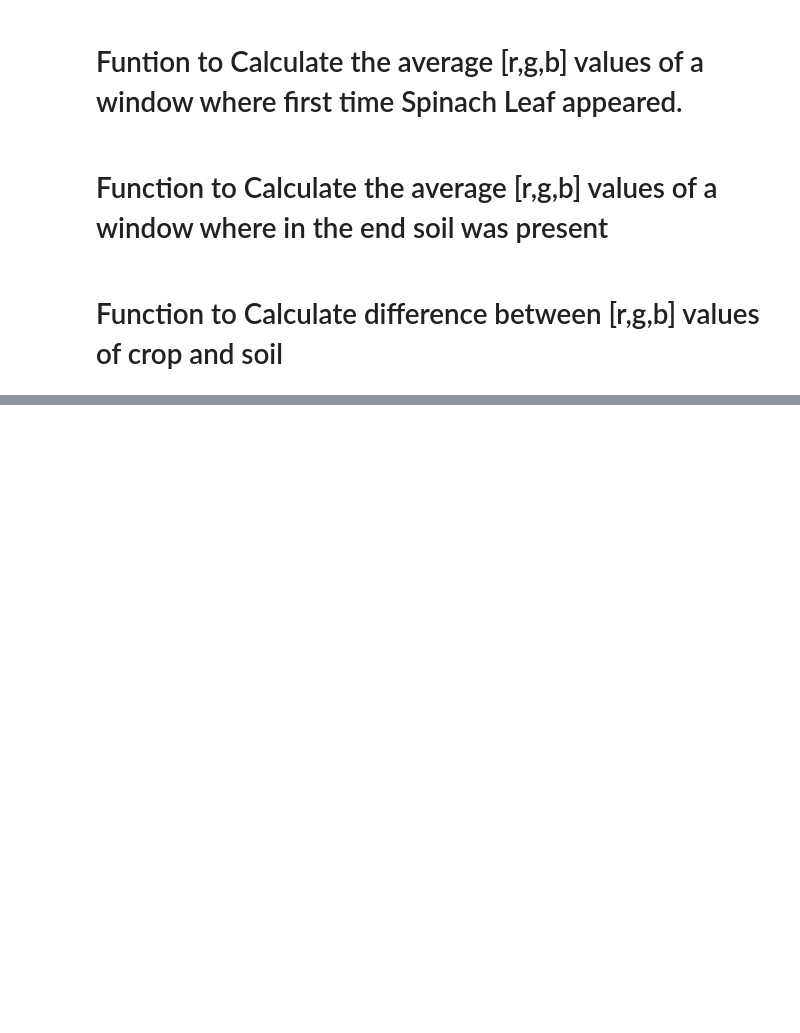
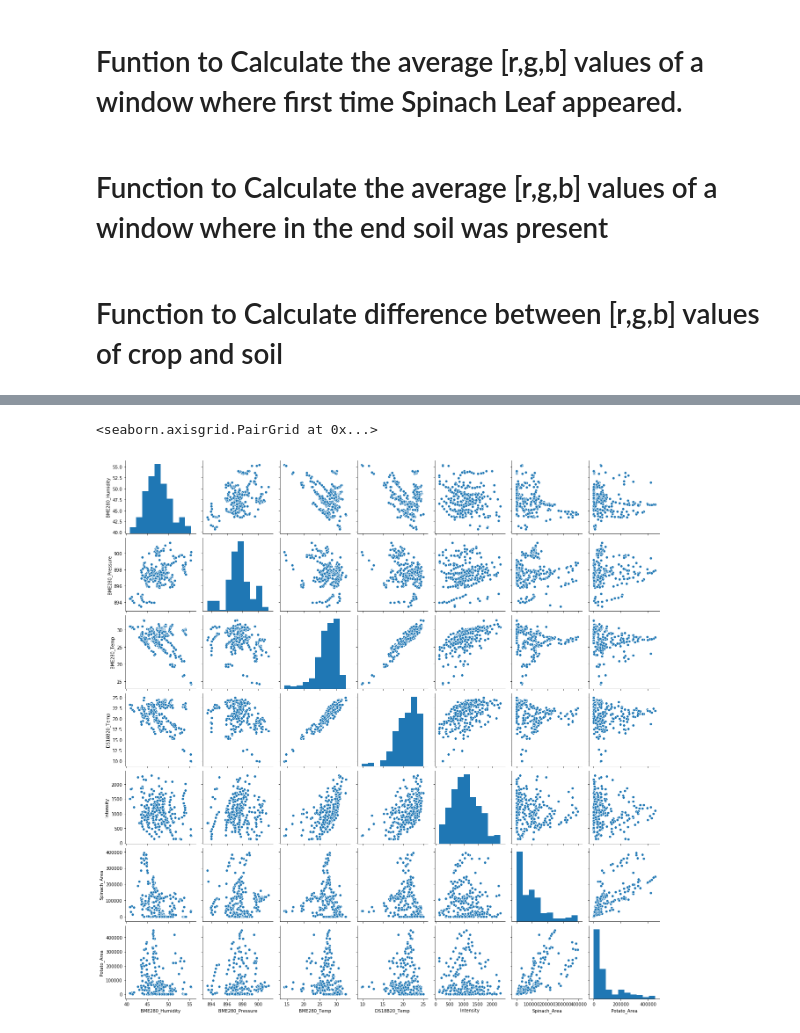
Before and after one commit to vsrandom/Smart-Agriculture, a Jupyter notebook: Predicting_Growth/segmented_images/All_Pixel_Count.ipynb, the cells around one changed output, grey strips where cells are left out. Cells and saved outputs as stored; diff of their text form; code cells hidden in the pictures; blank space fills up the shorter version.

```diff
--- a/Predicting_Growth/segmented_images/All_Pixel_Count.ipynb
+++ b/Predicting_Growth/segmented_images/All_Pixel_Count.ipynb
@@ -213,3 +213,6 @@ df.head(25)
 | 22 | 54.00 | 898.84 | 30.25 | 23.62 | 2019-10-26 13:11:25 | 2011.0 | 126 | ... |
 | 23 | 54.04 | 898.64 | 30.02 | 23.62 | 2019-10-26 13:26:32 | 1797.0 | 398 | ... |
 | 24 | 53.66 | 898.40 | 29.86 | 23.19 | 2019-10-26 13:41:39 | 1694.0 | 244 | ... |
+# %%
+index=df[df.Valid==0].index
+df=df.drop(index)
@@ -215,0 +229,2 @@ df.head(25)
+# %%
+df = df.drop('Valid', 1)
@@ -217,0 +262,5 @@ df.to_csv('Weather_vs_Pixel_Area.csv')
+# %%
+sns.pairplot(df)
+# %% [output]
+<seaborn.axisgrid.PairGrid at 0x...>
+[figure, added]
```
Also changed, not shown: parts of 7 cells of this notebook, 2 other files.
